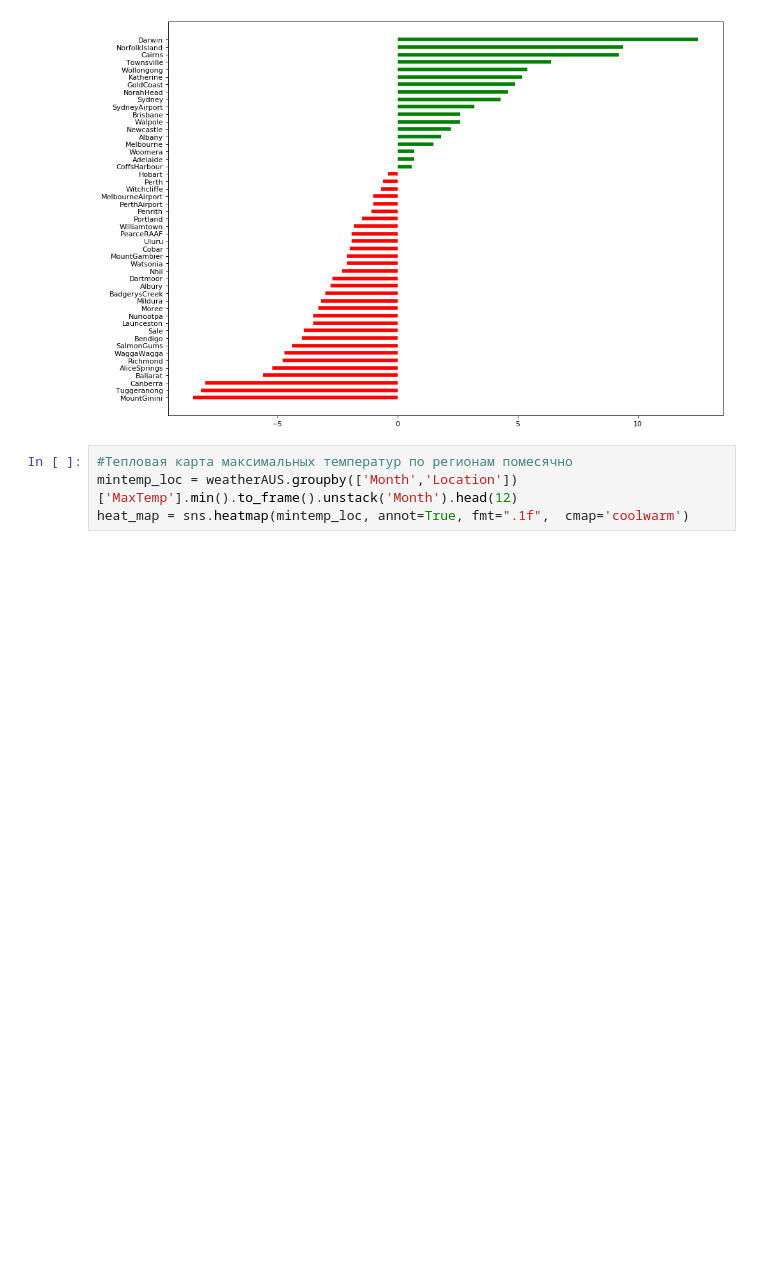
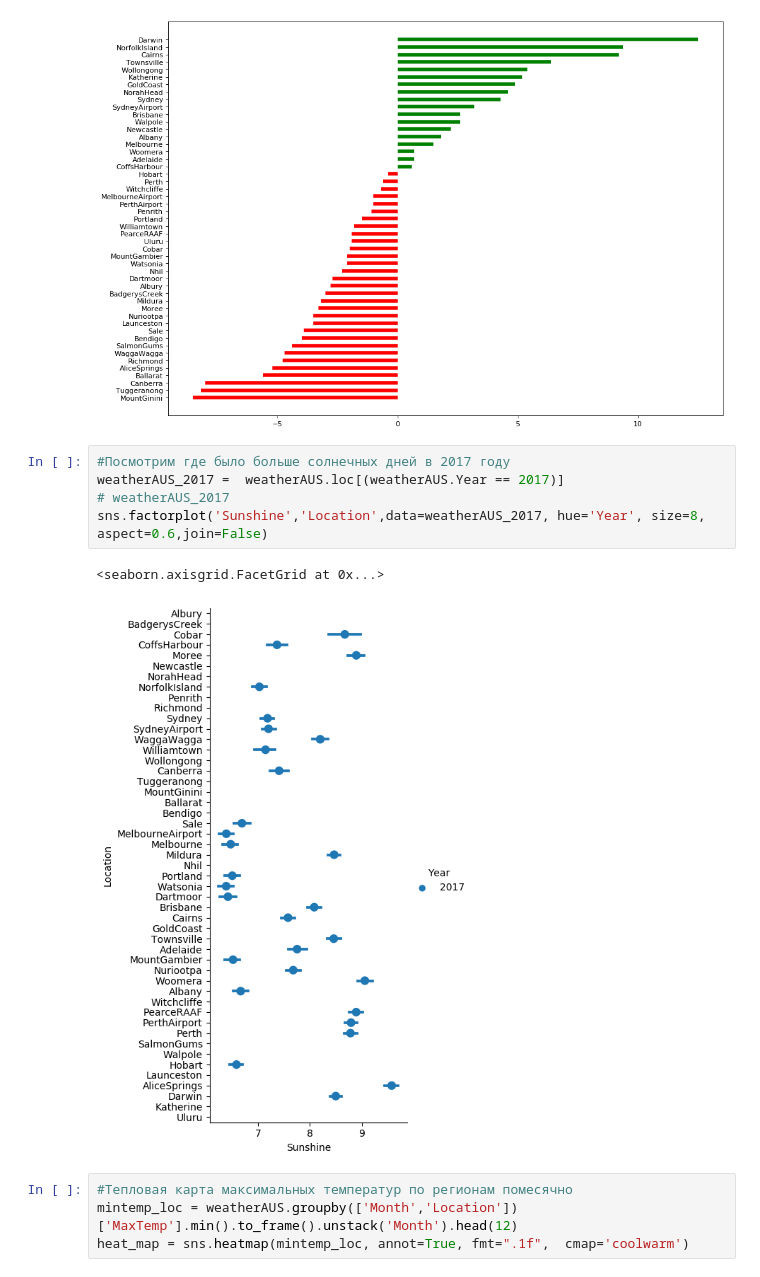
Before and after one commit to smwhisper/PyDaHw, a Jupyter notebook: Plots.ipynb, the cells around one changed output. Cells and saved outputs as stored; diff of their text form; blank space fills up the shorter version.

```diff
--- a/Plots.ipynb
+++ b/Plots.ipynb
@@ -47,6 +47,14 @@ plt.hlines(y=mintemp.index, xmin=0, xmax=mintemp['MinTemp'], color=mintemp['colo
 # %% [output]
 <matplotlib.collections.LineCollection at 0x...>
 [figure]
+# %%
+#Посмотрим где было больше солнечных дней в 2017 году
+weatherAUS_2017 =  weatherAUS.loc[(weatherAUS.Year == 2017)]
+# weatherAUS_2017
+sns.factorplot('Sunshine','Location',data=weatherAUS_2017, hue='Year', size=8, aspect=0.6,join=False)
+# %% [output]
+<seaborn.axisgrid.FacetGrid at 0x...>
+[figure, added]
 # %%
 #Тепловая карта максимальных температур по регионам помесячно
 mintemp_loc = weatherAUS.groupby(['Month','Location'])['MaxTemp'].min().to_frame().unstack('Month').head(12)
```
Also changed, not shown: parts of 1 cell of this notebook, 1 other file.
